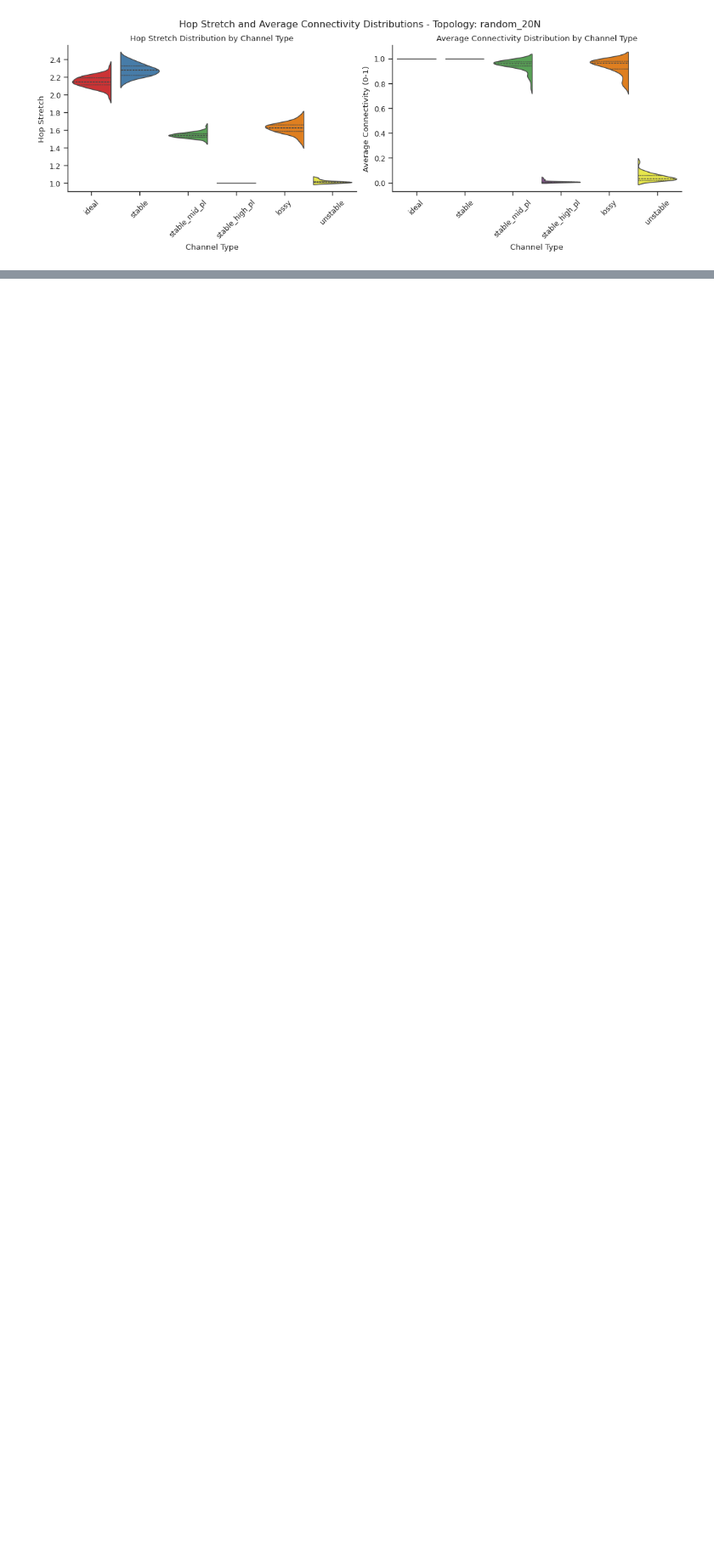
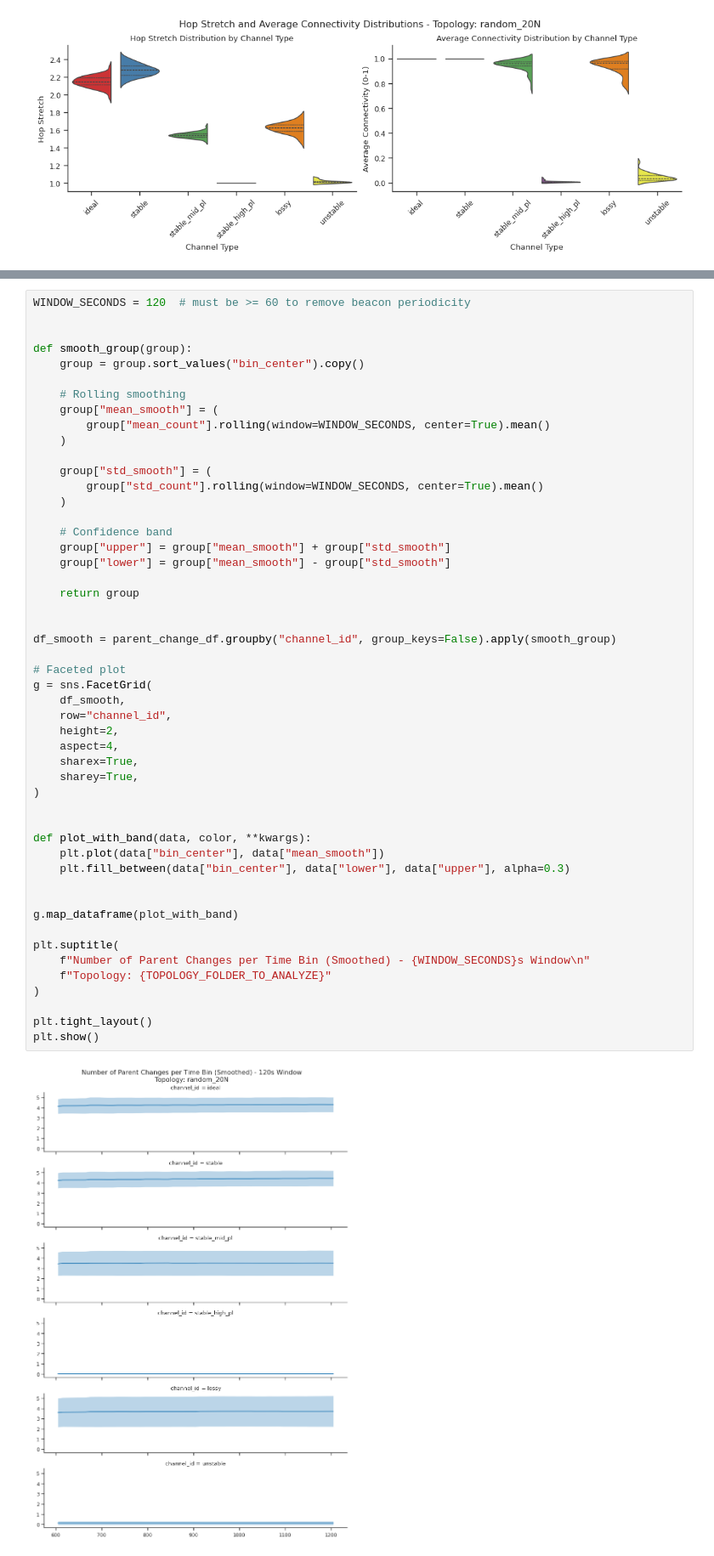
Before and after one commit to damiano-salvaterra/SPE-project, a Jupyter notebook: src/evaluation/process_results.ipynb, the cells around one changed output, grey strips where cells are left out. Shown at 85% size. Drawn from its saved outputs; the diff is of its cells as text; blank space fills up the shorter version.

Commit message:
Smooth parent change

```diff
--- a/src/evaluation/process_results.ipynb
+++ b/src/evaluation/process_results.ipynb
@@ -795,3 +795,55 @@ sns.despine()
 plt.show()
 # %% [output]
 [figure]
+# %%
+WINDOW_SECONDS = 120  # must be >= 60 to remove beacon periodicity
+
+
+def smooth_group(group):
+    group = group.sort_values("bin_center").copy()
+
+    # Rolling smoothing
+    group["mean_smooth"] = (
+        group["mean_count"].rolling(window=WINDOW_SECONDS, center=True).mean()
+    )
+
+    group["std_smooth"] = (
+        group["std_count"].rolling(window=WINDOW_SECONDS, center=True).mean()
+    )
+
+    # Confidence band
+    group["upper"] = group["mean_smooth"] + group["std_smooth"]
+    group["lower"] = group["mean_smooth"] - group["std_smooth"]
+
+    return group
+
+
+df_smooth = parent_change_df.groupby("channel_id", group_keys=False).apply(smooth_group)
+
+# Faceted plot
+g = sns.FacetGrid(
+    df_smooth,
+    row="channel_id",
+    height=2,
+    aspect=4,
+    sharex=True,
+    sharey=True,
+)
+
+
+def plot_with_band(data, color, **kwargs):
+    plt.plot(data["bin_center"], data["mean_smooth"])
+    plt.fill_between(data["bin_center"], data["lower"], data["upper"], alpha=0.3)
+
+
+g.map_dataframe(plot_with_band)
+
+plt.suptitle(
+    f"Number of Parent Changes per Time Bin (Smoothed) - {WINDOW_SECONDS}s Window\n"
+    f"Topology: {TOPOLOGY_FOLDER_TO_ANALYZE}"
+)
+
+plt.tight_layout()
+plt.show()
+# %% [output]
+[figure, added]
```
Also changed, not shown: parts of 4 cells of this notebook.
